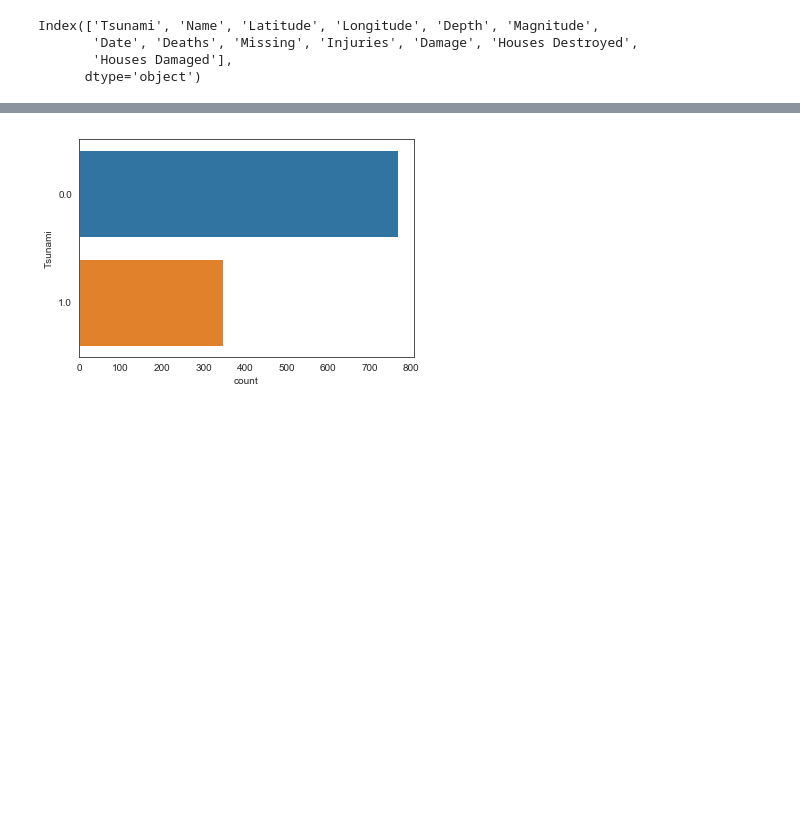
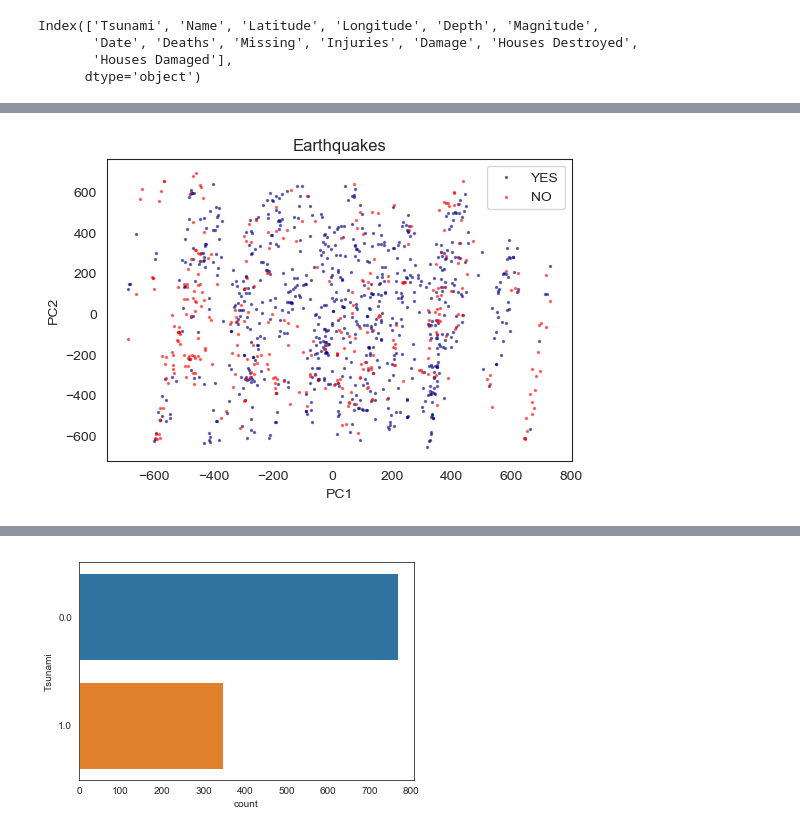
Before and after one commit to labs13-quake-viewer/ds-notebooks, a Jupyter notebook: Plots.ipynb, the cells around one changed output, grey strips where cells are left out. Cells and saved outputs as stored; diff of their text form; code cells hidden in the pictures; blank space fills up the shorter version.

```diff
--- a/Plots.ipynb
+++ b/Plots.ipynb
@@ -41,4 +46,4 @@ damage.head()
 | 4 | 0.0 | BALKANS NW: SLOVENIA: LJUBLJANA | 45.6 | 15.3 | 6.0 | 5.0 | 1699-02-11 | 100.0 | 0.0 | 0.0 | ... |
 # %%
 copy_of_damage = damage.copy()
-copy_of_damage.head()
+damage_to_encode = damage.copy()
@@ -51,0 +50,3 @@ copy_of_damage.head()
+# %%
+le = LabelEncoder()
+damage_encoded = damage_to_encode.apply(le.fit_transform)
@@ -52,3 +62,21 @@ copy_of_damage.head()
+# %%
+#PCA on first two components
+
+x_pca = damage_encoded.iloc[:,1:]
+y_pca = damage_encoded.iloc[:,0]
+pca = PCA(n_components=2).fit_transform(x_pca)
+x_train, x_test, y_train, y_test = train_test_split(pca, y_pca, random_state=42)
+
+plt.figure(dpi=100)
+plt.scatter(pca[y_pca.values==0,0], pca[y_pca.values==0,1], alpha=0.5, label='YES', s=2, color='navy')
+plt.scatter(pca[y_pca.values==1,0], pca[y_pca.values==1,1], alpha=0.5, label='NO', s=2, color='red')
+plt.legend()
+plt.title('Earthquakes')
+plt.xlabel('PC1')
+plt.ylabel('PC2')
+plt.show()
+# %% [output]
+[figure, added]
 # %%
 # Normalize each column
 # damage["Magnitude"]=((damage["Magnitude"]-damage["Magnitude"].min())/(damage["Magnitude"].max()-damage["Magnitude"].min()))*20
```
Also changed, not shown: parts of 10 cells of this notebook.
